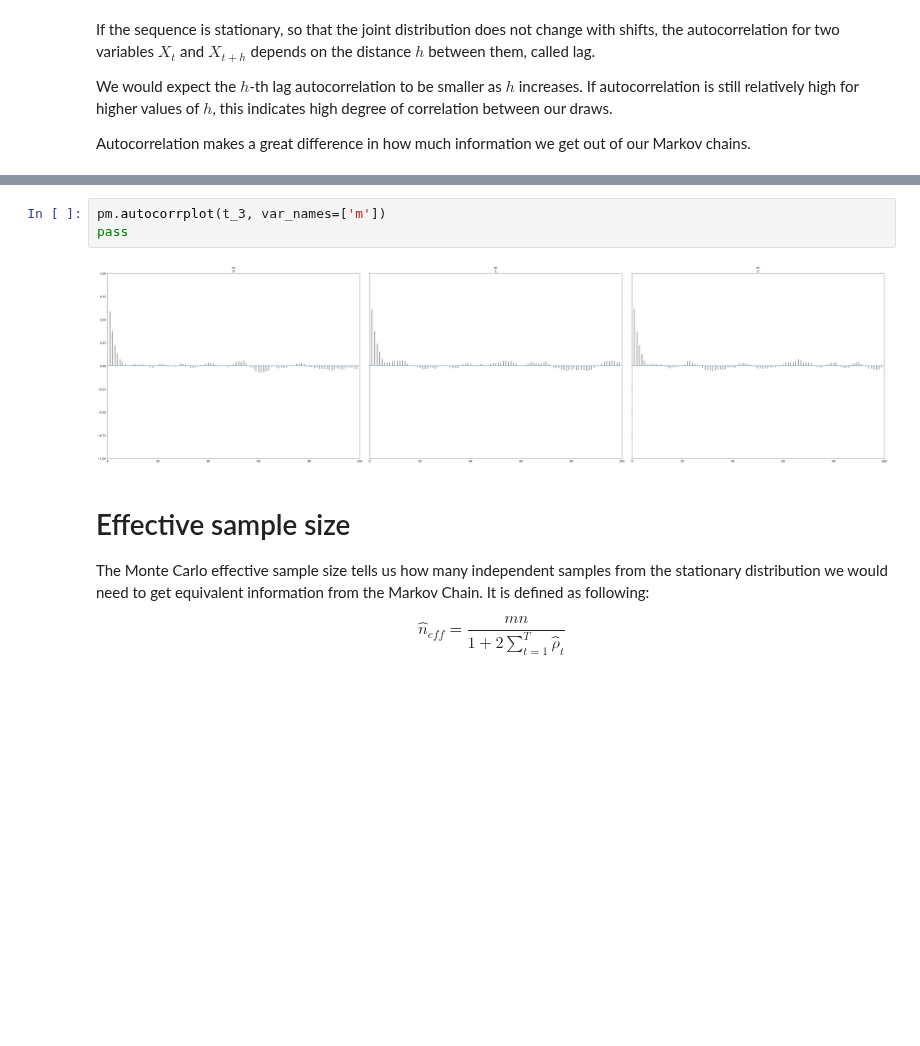
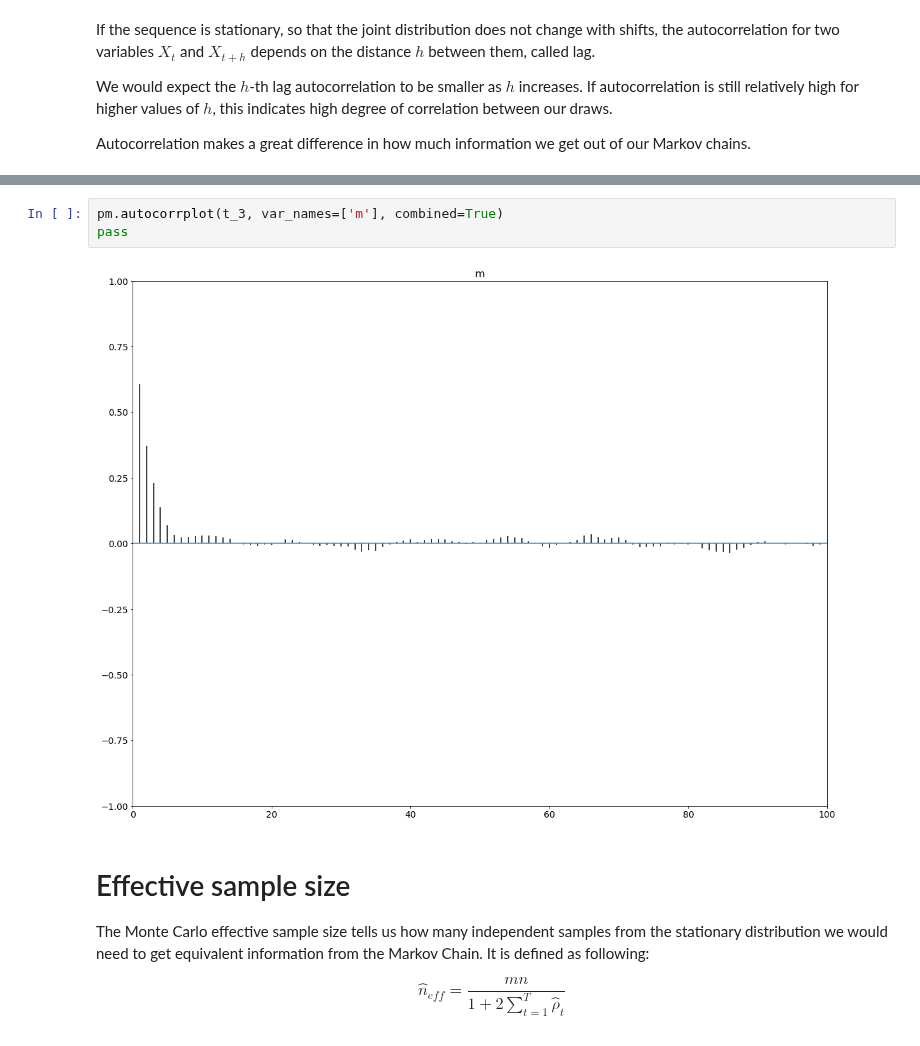
Before and after one commit to fcastagna/mcmc_convergence, a Jupyter notebook: try.ipynb, the cells around one changed output, grey strips where cells are left out. Cells and saved outputs as stored; diff of their text form; blank space fills up the shorter version.

```diff
--- a/try.ipynb
+++ b/try.ipynb
@@ -199,8 +199,8 @@ pass
 # %%
-pm.autocorrplot(t_3, var_names=['m'])
+pm.autocorrplot(t_3, var_names=['m'], combined=True)
 pass
 # %% [output]
-[figure, old version]
+[figure, new version]
 # %% [markdown]
 # Effective sample size
 The Monte Carlo effective sample size tells us how many independent samples from the stationary distribution we would need to get equivalent information from the Markov Chain. It is defined as following:
```
Also changed, not shown: parts of 5 cells of this notebook.
